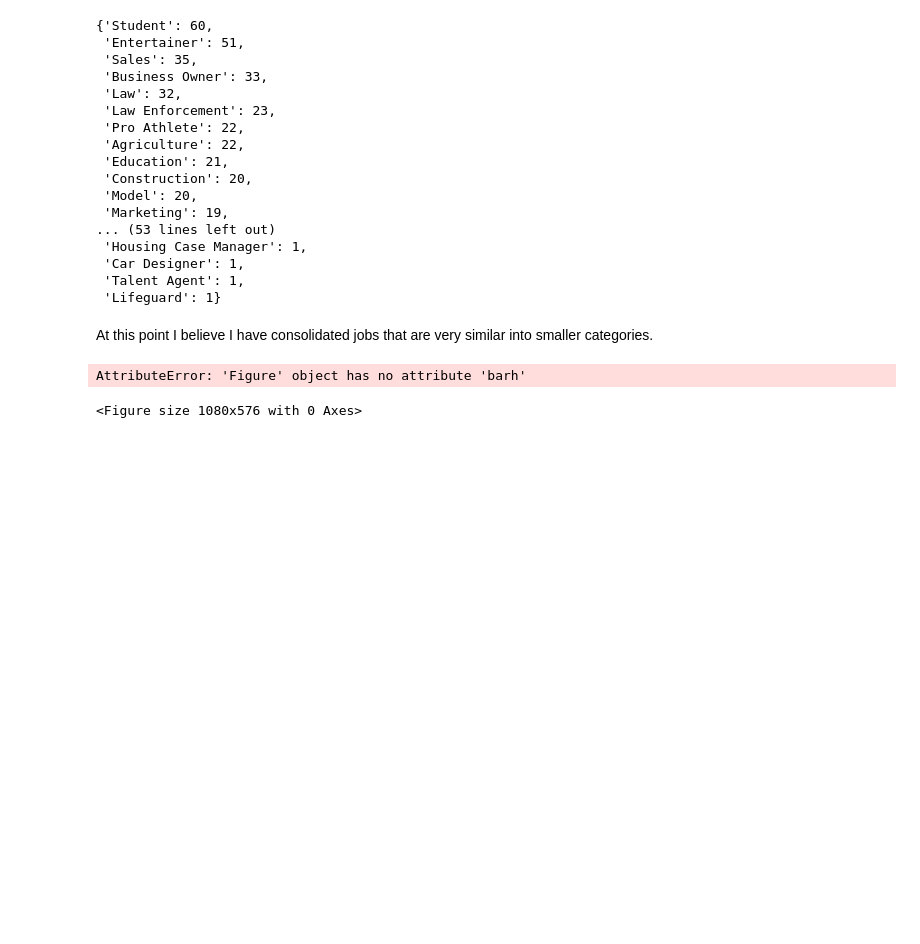
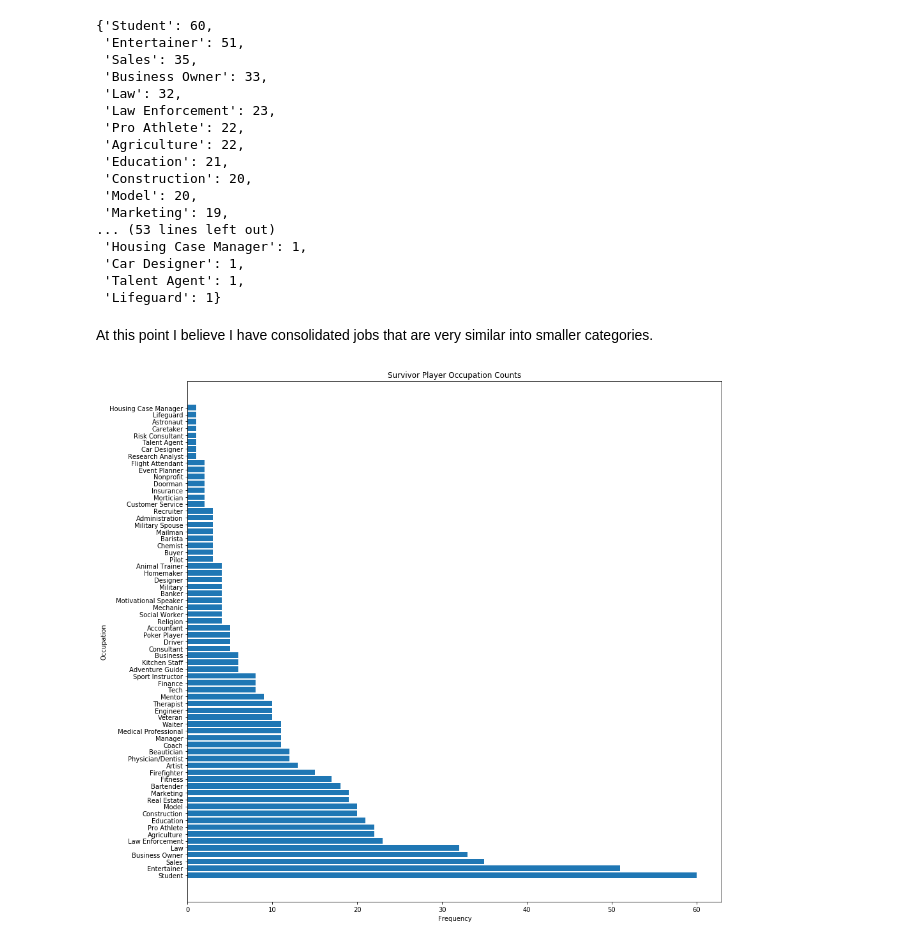
Before and after one commit to kayschulz/survivor_analysis, a Jupyter notebook: exploratory_analysis.ipynb, the cells around one changed output. Cells and saved outputs as stored; diff of their text form; code cells hidden in the pictures; blank space fills up the shorter version.

```diff
--- a/exploratory_analysis.ipynb
+++ b/exploratory_analysis.ipynb
@@ -386,8 +386,11 @@ At this point I believe I have consolidated jobs that are very similar into smal
 # %%
 occupation_counts = dict(players['occupation'].value_counts())
 # %%
-fig = plt.figure(figsize=(15,8))
-plt.(list(occupation_counts.keys()), list(occupation_counts.values()))
+fig = plt.figure(figsize=(15,15))
+plt.barh(list(occupation_counts.keys()), list(occupation_counts.values()))
+plt.xlabel('Frequency')
+plt.ylabel('Occupation')
+plt.title('Survivor Player Occupation Counts')
+plt.show();
 # %% [output]
-AttributeError: 'Figure' object has no attribute 'barh'
-<Figure size 1080x576 with 0 Axes>
+[figure, added]
```
Also changed, not shown: parts of 2 cells of this notebook.
